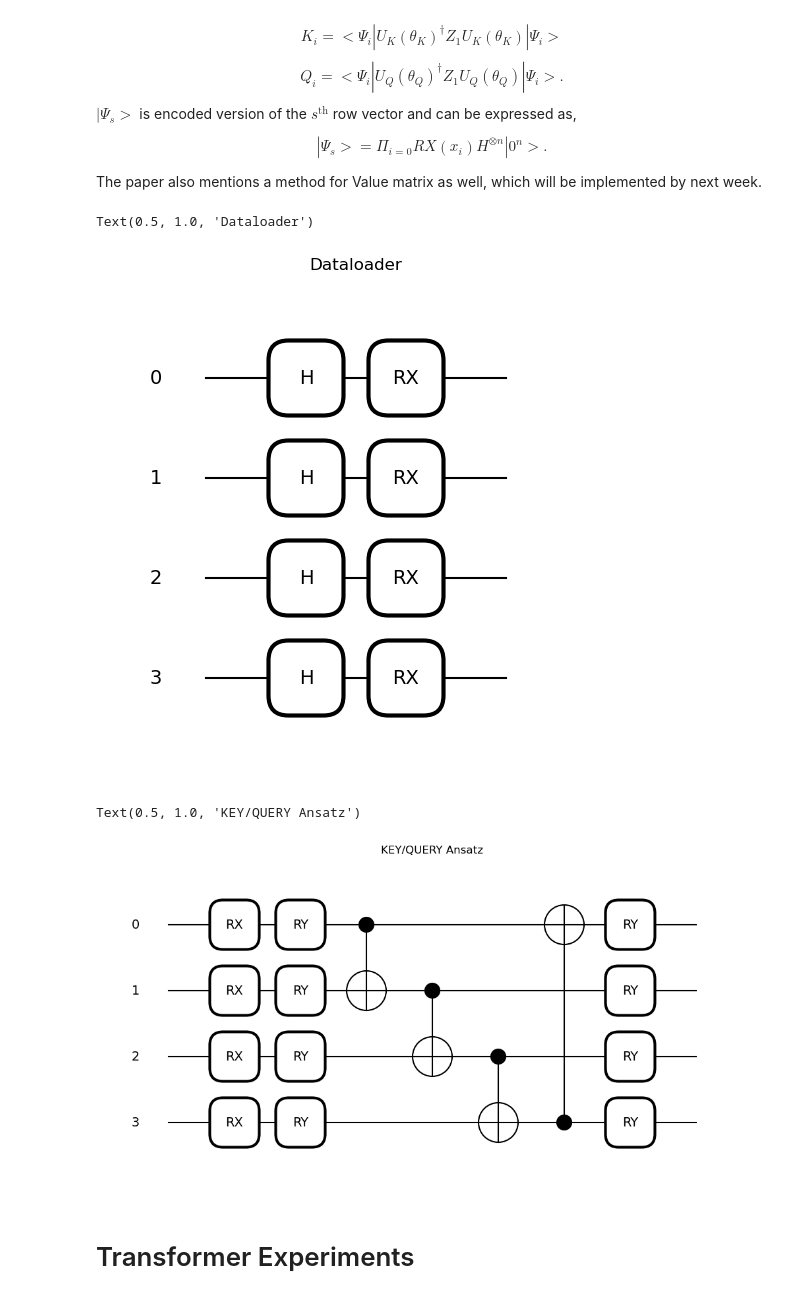
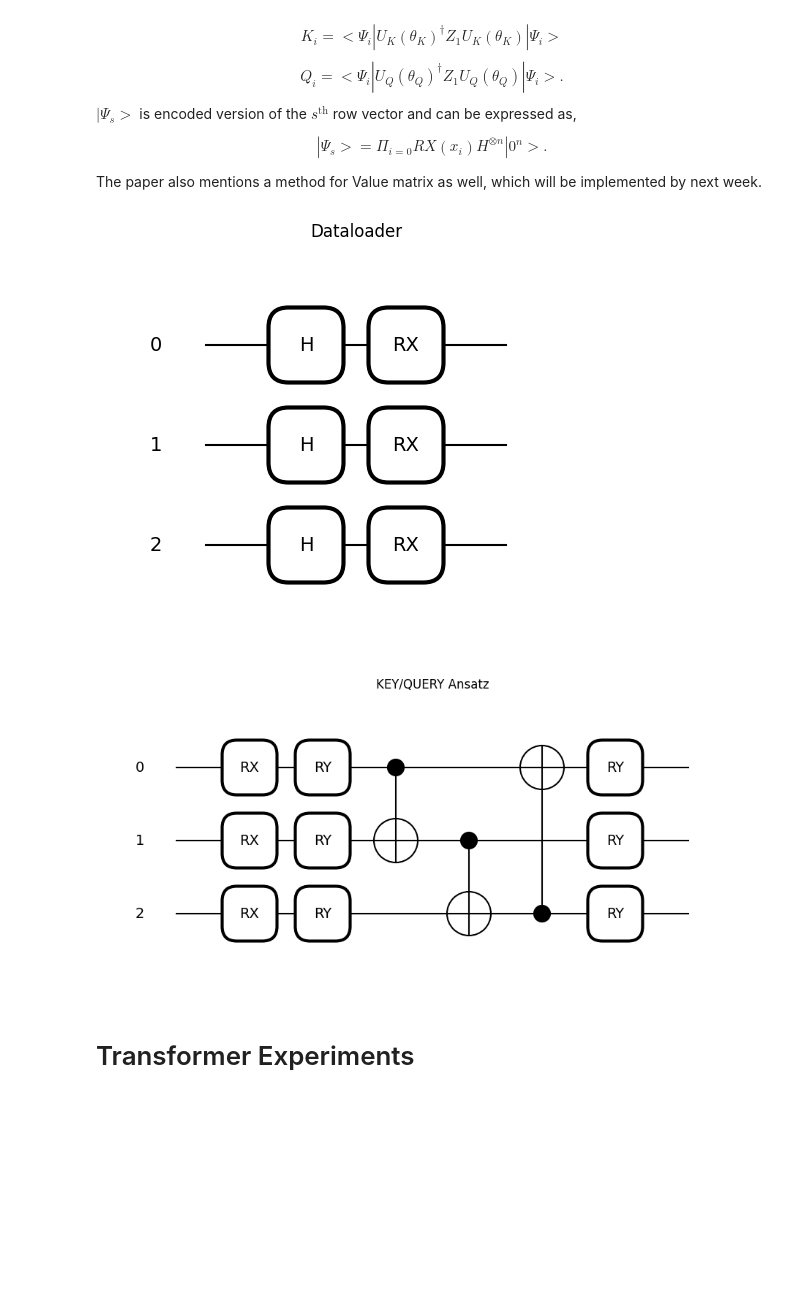
Before and after one commit to EyupBunlu/QViT_HEP_ML4Sci, a Jupyter notebook: Introduction.ipynb, the cells around one changed output. Saved outputs shown, nothing was run; the diff lists cells and outputs as text; code cells hidden in the pictures; blank space fills up the shorter version.

```diff
--- a/Introduction.ipynb
+++ b/Introduction.ipynb
@@ -292,25 +297,24 @@ $$|\Psi_s> = \Pi_{i=0} RX(x_i) H^{\otimes n} |0^n>.$$
 
 The paper also mentions a method for Value matrix as well, which will be implemented by next week.
 # %%
-n_wires= 4
+n_wires= 3
 wires = list(range(n_wires))
 phi = torch.rand(n_wires,4).flatten()
 data = torch.rand(3,n_wires)
 qml.draw_mpl(encode_token,wire_order=(list(range(n_wires))))(data)
 plt.title('Dataloader')
 # %% [output]
-Text(0.5, 1.0, 'Dataloader')
-[figure, old version]
+[figure, new version]
 # %%
-n_wires= 4
+n_wires= 3
 wires = list(range(n_wires))
 phi = torch.rand(n_wires,4).flatten()
 data = torch.rand(3,n_wires)
 qml.draw_mpl(qkv_ansatz,wire_order=(list(range(n_wires))))(data,phi)
 plt.title('KEY/QUERY Ansatz')
+plt.savefig('kq')
 # %% [output]
-Text(0.5, 1.0, 'KEY/QUERY Ansatz')
-[figure, old version]
+[figure, new version]
 # %% [markdown]
 # Transformer Experiments
 # %% [markdown]
```
Also changed, not shown: parts of 7 cells of this notebook.
